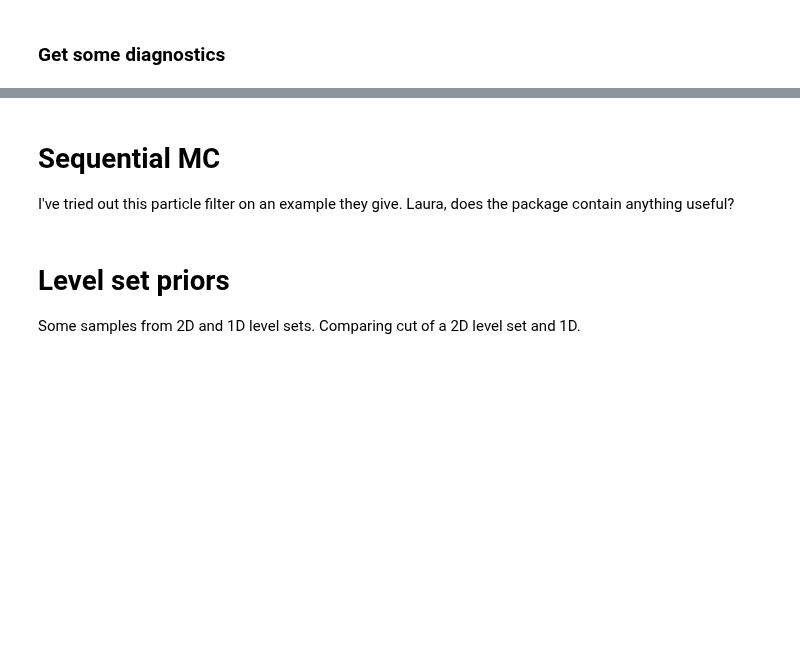
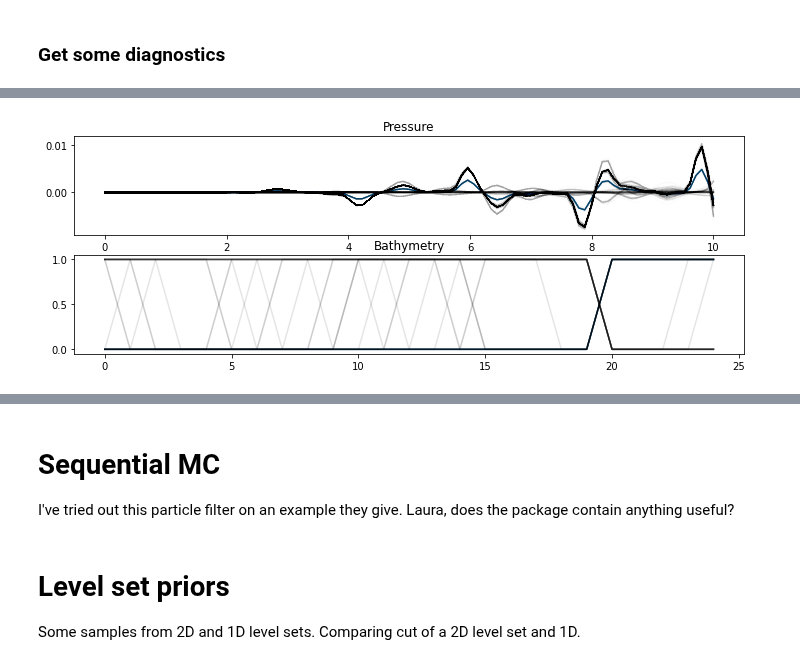
Before and after one commit to UM-Bridge/benchmarks, a Jupyter notebook: models/acoustic_gravity/tinyDA-acoustic.ipynb, the cells around one changed output, grey strips where cells are left out. Saved outputs shown, nothing was run; the diff lists cells and outputs as text; code cells hidden in the pictures; blank space fills up the shorter version.

```diff
--- a/models/acoustic_gravity/tinyDA-acoustic.ipynb
+++ b/models/acoustic_gravity/tinyDA-acoustic.ipynb
@@ -52,7 +54,7 @@ nx = umbridge_model.get_input_sizes(config)[0] #the input is the value of f(x) a
 ny = umbridge_model.get_output_sizes()[0] #the outout is a time series of the pressure
 # %%
 length_scale = 5.0
-eps = 1e-6
+eps = 1e-8
 decay_rate = 10
 
 x = np.linspace(0, nx - 1, nx).reshape(-1, 1)
@@ -153,7 +149,7 @@ class wasserstein_loglike():
         self.ground_truth = ground_truth
 
     def loglike(self,x):
-        return -100 * wasserstein_distance(x,self.ground_truth)
+        return - wasserstein_distance(x,self.ground_truth)/np.linalg.norm(self.ground_truth)
 # %%
 # # set the covariance of the likelihood.
 # sigma = 0.125
@@ -193,15 +207,16 @@ class CrankNicolsonWithProjection(tda.CrankNicolson):
 
     def make_proposal(self, link):
         # make a pCN proposal.
-        return np.sqrt(
+        self.scaling = min(self.scaling, 1.0-eps)
+        return restriction(np.sqrt(
             1 - self.scaling**2
-        ) * link.parameters + self.scaling * restriction(np.random.multivariate_normal(
+        ) * link.parameters + self.scaling * np.random.multivariate_normal(
             self._mean, self.C
         ))
 
 # preconditioned Crank-Nicolson
-pcn_scaling = 1.0
-pcn_adaptive = False
+pcn_scaling = 0.05
+pcn_adaptive = True
 my_proposal = CrankNicolsonWithProjection(scaling=pcn_scaling, adaptive=pcn_adaptive)
 
 # # random walk Metropolis
@@ -213,4 +228,4 @@ my_proposal = CrankNicolsonWithProjection(scaling=pcn_scaling, adaptive=pcn_adap
 ### Sample
 # %%
 # For testing purposes, iteration number is small for the given problem; Choose a larger number for real applications.
-my_chains = tda.sample(my_posterior, my_proposal, iterations=10, n_chains=2, force_sequential=True)
+my_chains = tda.sample(my_posterior, my_proposal, iterations=10000, n_chains=2, force_sequential=True)
@@ -235,13 +278,20 @@ parameters = [link.parameters for link in my_chains['chain_0'][2001:] + my_chain
 # %%
 # plot some posterior draws of the model input and output.
-n_samples = 1000
+n_samples = 500
 ids = np.random.randint(0, len(parameters), n_samples)
-
-fig, ax = plt.subplots(nrows=1, ncols=1, figsize=(12,4))
+fig, ax = plt.subplots(nrows=2, ncols=1, figsize=(12,4))
 
 # plot the output pressure
-ax.set_title('Pressure')
-ax.plot(np.linspace(0,1,ny), d)
+ax[0].set_title('Pressure')
+ax[0].plot(t, d_true, c='b')
+ax[1].set_title('Bathymetry')
+ax[1].plot(exact,c='b')
+post_sample = []
 for i in ids:
-    ax.plot(np.linspace(0,1,ny), my_model(parameters[i]), c='k', alpha=0.01)
+    post_sample.append(my_model(parameters[i]))
+    ax[0].plot(t, post_sample[-1], c='k', alpha=0.01)
+    if np.exp(my_loglike.loglike(post_sample[-1])) > 0.99:
+        ax[1].plot(parameters[i], c='k', alpha = 0.1)
 plt.show()
+# %% [output]
+[figure, added]
```
Also changed, not shown: parts of 14 cells of this notebook.
